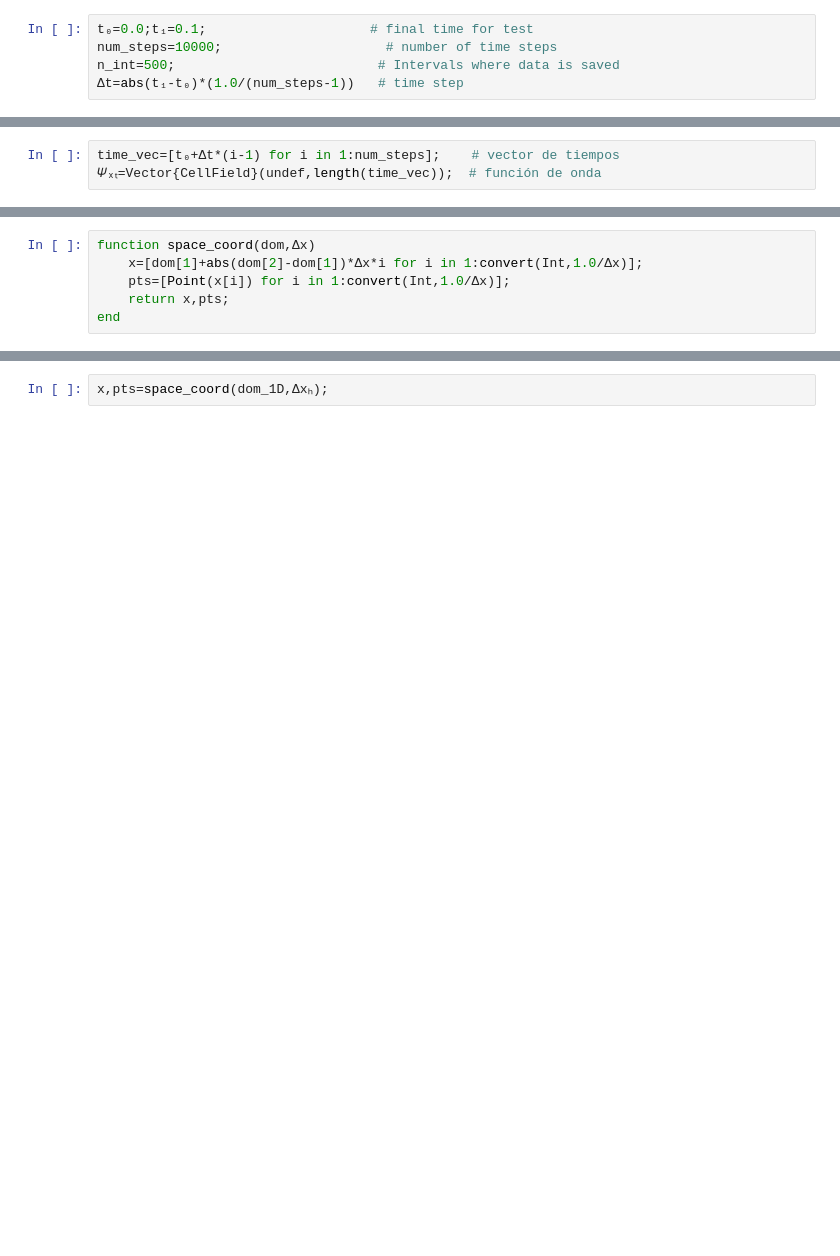
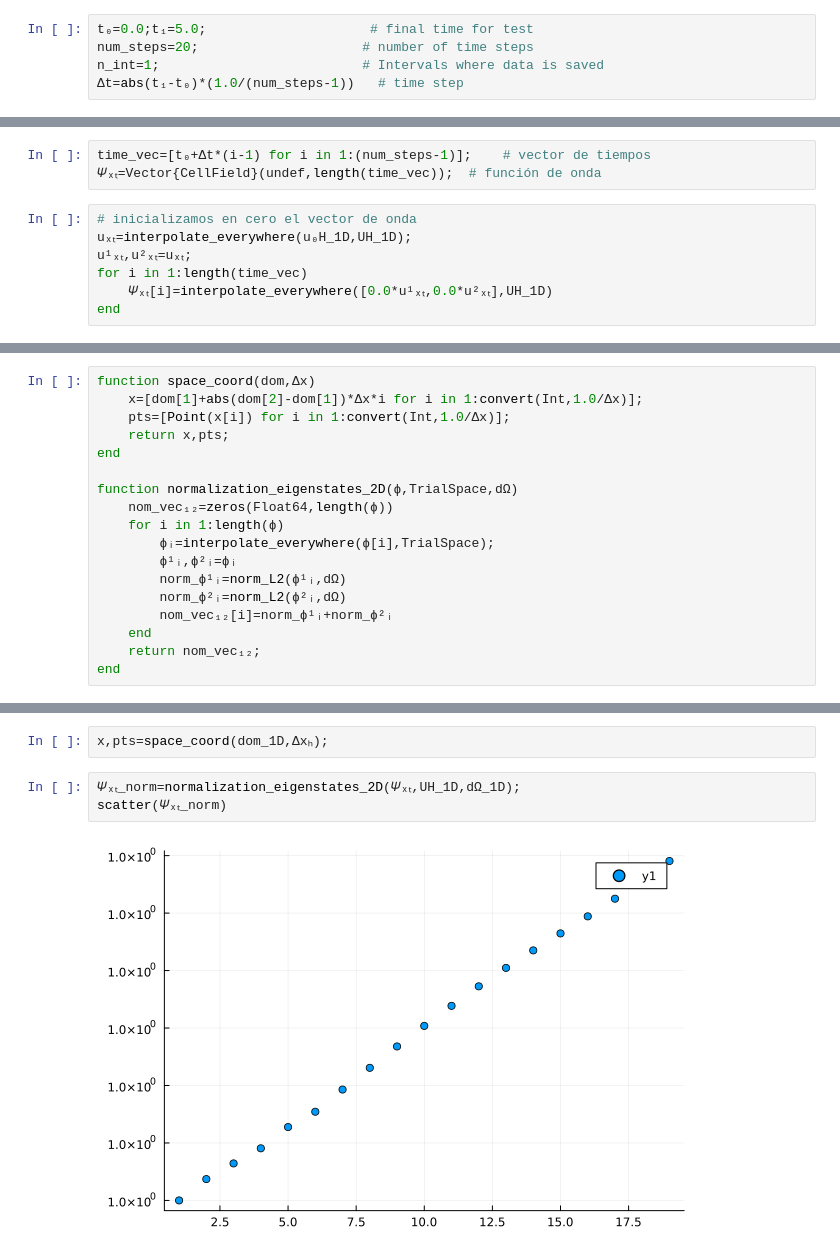
Before and after one commit to mendzmartin/pde2022, a Jupyter notebook: final_project/codes/JupyterNotebook_FinalProject_v3.ipynb, the cells around one changed output, grey strips where cells are left out. Saved outputs shown, nothing was run; the diff lists cells and outputs as text; blank space fills up the shorter version.

```diff
--- a/final_project/codes/JupyterNotebook_FinalProject_v3.ipynb
+++ b/final_project/codes/JupyterNotebook_FinalProject_v3.ipynb
@@ -88,8 +88,8 @@ end
 # %% [markdown]
 ### 3.1. Definimos variables temporales
 # %%
-t₀=0.0;t₁=0.1;                     # final time for test
-num_steps=10000;                     # number of time steps
-n_int=500;                          # Intervals where data is saved
+t₀=0.0;t₁=5.0;                     # final time for test
+num_steps=20;                     # number of time steps
+n_int=1;                          # Intervals where data is saved
 Δt=abs(t₁-t₀)*(1.0/(num_steps-1))   # time step
 # %% [output]
@@ -161,8 +171,15 @@ A_H=assemble_matrix(assem_H,data_H);                    # creamos matriz A con c
 # %% [markdown]
 Realizamos la evolución, deiniendo en cada paso el funcional b(v) y haciendo uso del operador backslash para diagonalizar
 # %%
-time_vec=[t₀+Δt*(i-1) for i in 1:num_steps];    # vector de tiempos
+time_vec=[t₀+Δt*(i-1) for i in 1:(num_steps-1)];    # vector de tiempos
 𝛹ₓₜ=Vector{CellField}(undef,length(time_vec));  # función de onda
+# %%
+# inicializamos en cero el vector de onda
+uₓₜ=interpolate_everywhere(u₀H_1D,UH_1D);
+u¹ₓₜ,u²ₓₜ=uₓₜ;
+for i in 1:length(time_vec)
+    𝛹ₓₜ[i]=interpolate_everywhere([0.0*u¹ₓₜ,0.0*u²ₓₜ],UH_1D)
+end
 # %%
 # paso inicial (t=0)
 t=time_vec[1];
@@ -225,4 +242,16 @@ function space_coord(dom,Δx)
     pts=[Point(x[i]) for i in 1:convert(Int,1.0/Δx)];
     return x,pts;
 end
+
+function normalization_eigenstates_2D(ϕ,TrialSpace,dΩ)
+    nom_vec₁₂=zeros(Float64,length(ϕ))
+    for i in 1:length(ϕ)
+        ϕᵢ=interpolate_everywhere(ϕ[i],TrialSpace);
+        ϕ¹ᵢ,ϕ²ᵢ=ϕᵢ
+        norm_ϕ¹ᵢ=norm_L2(ϕ¹ᵢ,dΩ)
+        norm_ϕ²ᵢ=norm_L2(ϕ²ᵢ,dΩ)
+        nom_vec₁₂[i]=norm_ϕ¹ᵢ+norm_ϕ²ᵢ
+    end
+    return nom_vec₁₂;
+end
 # %% [output]
@@ -230,3 +259,8 @@ space_coord (generic function with 1 method)
 # %%
 x,pts=space_coord(dom_1D,Δxₕ);
+# %%
+𝛹ₓₜ_norm=normalization_eigenstates_2D(𝛹ₓₜ,UH_1D,dΩ_1D);
+scatter(𝛹ₓₜ_norm)
+# %% [output]
+[figure, added]
 # %%
```
Also changed, not shown: parts of 10 cells of this notebook, 2 other files.
